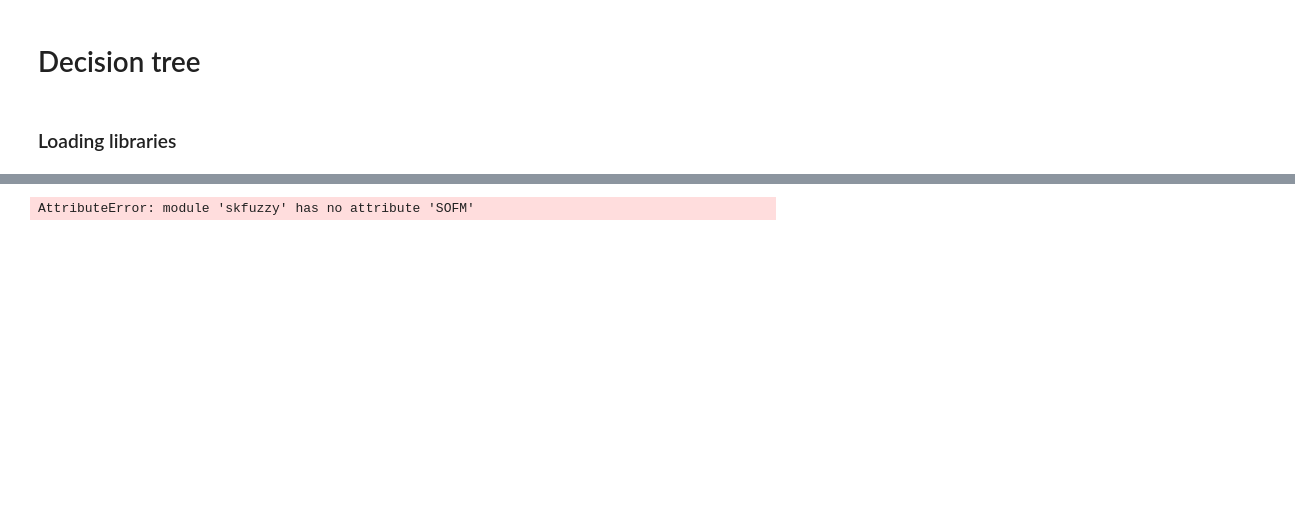
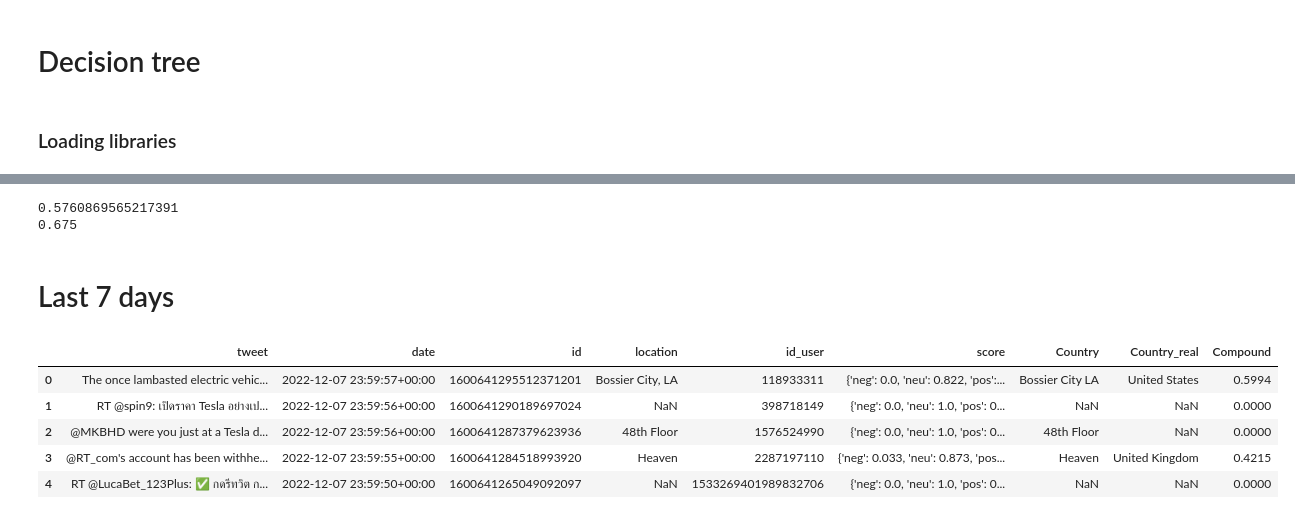
Before and after one commit to mgmsara/Stock-Market-forecasting, a Jupyter notebook: Classification model.ipynb, the cells around one changed output, grey strips where cells are left out. Cells and saved outputs as stored; diff of their text form; code cells hidden in the pictures; blank space fills up the shorter version.

```diff
--- a/Classification model.ipynb
+++ b/Classification model.ipynb
@@ -238,19 +229,10 @@ Note: you may need to restart the kernel to use updated packages.
 # %%
-# Import the required libraries
-import numpy as np
-import skfuzzy as fuzz
 
-# Define the input and output data
-X = np.array([[0, 0], [0, 1], [1, 0], [1, 1]])
-y = np.array([0, 1, 1, 0])
-
-# Create the SOFNN model
-sofnn = fuzz.SOFM(n_inputs=2, n_outputs=1)
-
-# Train the SOFNN model using the input and output data
-sofnn.fit(X, y)
-
-# Use the trained SOFNN model to make predictions
-predictions = sofnn.predict(X)
+clf = RandomForestClassifier(max_depth=6,min_samples_leaf=20,max_features=None,n_estimators=100,
+                             bootstrap=True,oob_score=True, random_state=0)
+clf.fit(X_train, y_train)
+print(clf.score(X_train, y_train))
+print(clf.score(X_test, y_test))
 # %% [output]
-AttributeError: module 'skfuzzy' has no attribute 'SOFM'
+0.5760869565217391
+0.675
@@ -258,0 +239,14 @@ import skfuzzy as fuzz
+# %% [markdown]
+# Last 7 days
+# %%
+# DataFrame
+tesla7 = pd.read_csv('TESLA_Last7days.csv')
+tesla7.drop('Unnamed: 0', inplace=True, axis=1)
+tesla7.head()
+# %% [output]
+|  | tweet | date | id | location | id_user | score | Country | Country_real | Compound |
+| 0 | The once lambasted electric vehic... | 2022-12-07 23:59:57+00:00 | 1600641295512371201 | Bossier City, LA | 118933311 | {'neg': 0.0, 'neu': 0.822, 'pos':... | Bossier City LA | United States | 0.5994 |
+| 1 | RT @spin9: เปิดราคา Tesla อย่างเป... | 2022-12-07 23:59:56+00:00 | 1600641290189697024 | NaN | 398718149 | {'neg': 0.0, 'neu': 1.0, 'pos': 0... | NaN | NaN | 0.0000 |
+| 2 | @MKBHD were you just at a Tesla d... | 2022-12-07 23:59:56+00:00 | 1600641287379623936 | 48th Floor | 1576524990 | {'neg': 0.0, 'neu': 1.0, 'pos': 0... | 48th Floor | NaN | 0.0000 |
+| 3 | @RT_com's account has been withhe... | 2022-12-07 23:59:55+00:00 | 1600641284518993920 | Heaven | 2287197110 | {'neg': 0.033, 'neu': 0.873, 'pos... | Heaven | United Kingdom | 0.4215 |
+| 4 | RT @LucaBet_123Plus: ✅ กดรีทวิต ก... | 2022-12-07 23:59:50+00:00 | 1600641265049092097 | NaN | 1533269401989832706 | {'neg': 0.0, 'neu': 1.0, 'pos': 0... | NaN | NaN | 0.0000 |
```
Also changed, not shown: parts of 22 cells of this notebook.
